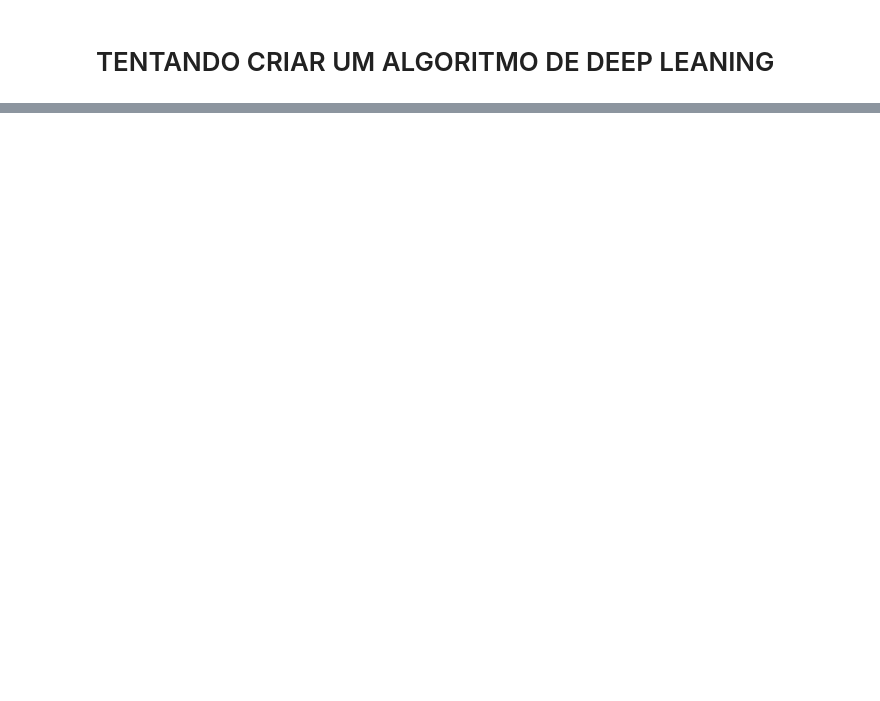
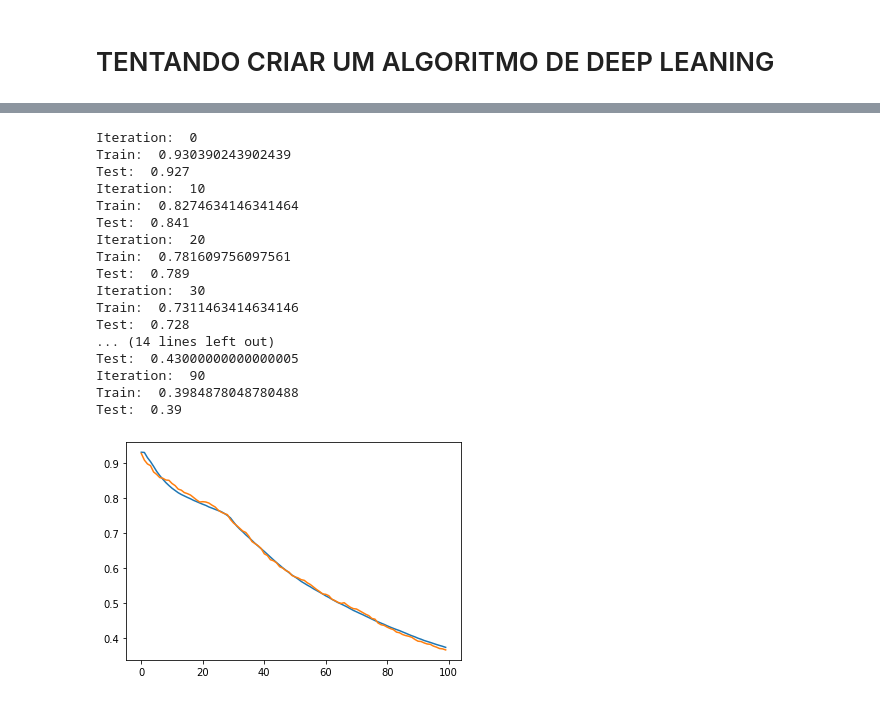
Before and after one commit to Perazza/neural-network-from-scratch, a Jupyter notebook: mnist-neural-network-from-scratch-w-mult-layers.ipynb, the cells around one changed output, grey strips where cells are left out. Cells and saved outputs as stored; diff of their text form; code cells hidden in the pictures; blank space fills up the shorter version.

Commit message:
Kaggle Notebook | MNIST Neural Network from Scratch w/ mult layers  | Version 14

```diff
--- a/mnist-neural-network-from-scratch-w-mult-layers.ipynb
+++ b/mnist-neural-network-from-scratch-w-mult-layers.ipynb
@@ -314,5 +430,5 @@ class neural_network:
         return W1, b1, W2, b2
 # %%
-model = neural_network.train(X_train, Y_train, 0.1, 10, 10)
-predicao = neural_network.predict(X_train,model)
+model = neural_network.train(X_train, Y_train, 0.15, 20, 10, False)
+predicao = neural_network.predict(X_train, model)
 neural_network.get_accuracy(predicao, Y_train)
@@ -318,0 +454,21 @@ neural_network.get_accuracy(predicao, Y_train)
+# %%
+learningcurve = neural_network.train_wcost(X_train, Y_train, X_dev, Y_dev,0.1, 100, 10)
+# %% [output]
+Iteration:  0
+Train:  0.930390243902439
+Test:  0.927
+Iteration:  10
+Train:  0.8274634146341464
+Test:  0.841
+Iteration:  20
+Train:  0.781609756097561
+Test:  0.789
+Iteration:  30
+Train:  0.7311463414634146
+Test:  0.728
+... (14 lines left out)
+Test:  0.43000000000000005
+Iteration:  90
+Train:  0.3984878048780488
+Test:  0.39
+[figure, added]
```
Also changed, not shown: parts of 9 cells of this notebook.
